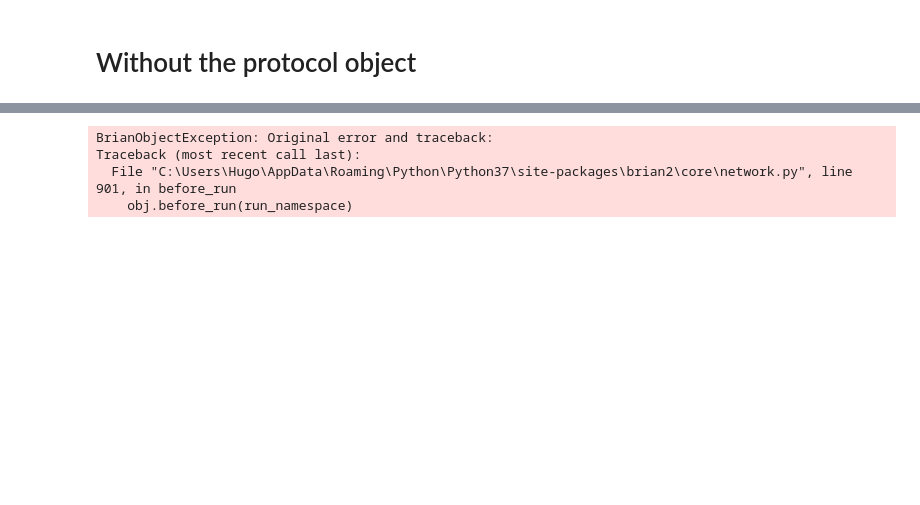
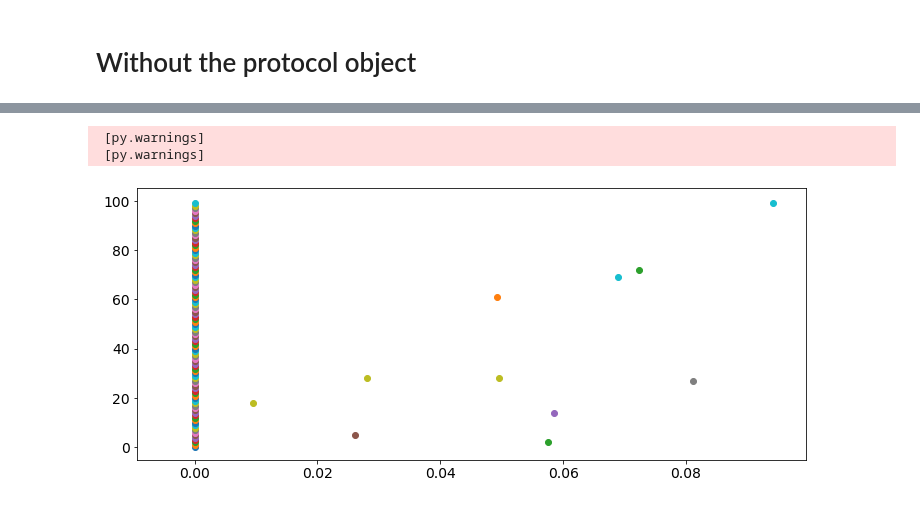
Before and after one commit to hugoladret/covid, a Jupyter notebook: dev_python/2020_05_02_opto_chans.ipynb, the cells around one changed output, grey strips where cells are left out. Saved outputs shown, nothing was run; the diff lists cells and outputs as text; code cells hidden in the pictures; blank space fills up the shorter version.

```diff
--- a/dev_python/2020_05_02_opto_chans.ipynb
+++ b/dev_python/2020_05_02_opto_chans.ipynb
@@ -134,52 +113,46 @@ b2.start_scope()
 # Extracting the opsin model from PyRhO
 n_states = '3' #number of states in the channel model : 3, 4 or 6
 pyrho_params = pr.modelFits[n_states]['ChR2'] #only ChR2 seems to be pre-packed with pyrho
 rho = pr.models[n_states](pyrho_params)
 opsin_dict = {}
 for i, k in pyrho_params.items() :
-    opsin_dict[i] = k.value
+    opsin_dict[i] = k.value * pr.modelUnits[i]
 
-phi = 0 * b2.ms
+
+
 # Defining the equations
 netParams = {'tau_m':10*b2.ms,
              'R_m':70*b2.Mohm,
              'E_m':-70*b2.mV,
              'v_t0':-50*b2.mV,
              'sigma':10*b2.mV,
              't_ref':4*b2.ms}
 netParams.update(opsin_dict)
+netParams.update({'phi' : 2 * pr.modelUnits['phi_m']})
 eq_opto = '''
 dv/dt = ((-I*R_m)+E_m-v)/tau_m + sigma*xi*tau_m**-0.5 : volt
 '''
-eq_opto += rho.brian_phi_t
+eq_opto += test
 
-# Defining the stimulation protocol
-'''protocol = pr.protocols['step']()
-protocol.phis = [1e18] #photons ?
-protocol.Vs = [None]
-protocol.cycles = [[150, 100], [200, 75]]'''
+
 # Defining the neuron
 neuron = b2.NeuronGroup(100, eq_opto, threshold='v>v_t0', reset='v=E_m', refractory='t_ref',
                         namespace=netParams, name='Inputs', method='euler')
 
 # Run the simulation
 net = b2.Network(b2.collect())
 mon = b2.SpikeMonitor(neuron, name='neuron')
-'''monitors = {'states' : b2.StateMonitor(neuron, rho.brianStateVars, record=0),   # Record states
-            'I'      : b2.StateMonitor(neuron, 'I', record=0),                  # Record current
-            'V'      : b2.StateMonitor(neuron, 'v', record=0),                  # Record voltage
-            'spikes' : [b2.SpikeMonitor(neuron, name='neuron')]}'''
+mon2 = b2.StateMonitor(neuron, variables = True, record = True)
 net.add(mon)
+net.add(mon2)
 
-'''sim = pr.simulators['Brian'](protocol,
-                            rho,
-                            pr.simParams['Brian'],
-                               net,
-                               netParams,
-                               monitors)'''
 b2.run(100 * b2.ms)
+
+fig, ax = plt.subplots(figsize = (12,5))
+for idx, times in mon.spike_trains().items() :
+    ax.scatter(times,
+               np.full_like(times, idx))
 # %% [output]
-BrianObjectException: Original error and traceback:
-Traceback (most recent call last):
-  File "C:\Users\Hugo\AppData\Roaming\Python\Python37\site-packages\brian2\core\network.py", line 901, in before_run
-    obj.before_run(run_namespace)
+ [py.warnings]
+ [py.warnings]
+[figure, added]
```
Also changed, not shown: parts of 18 cells of this notebook.
